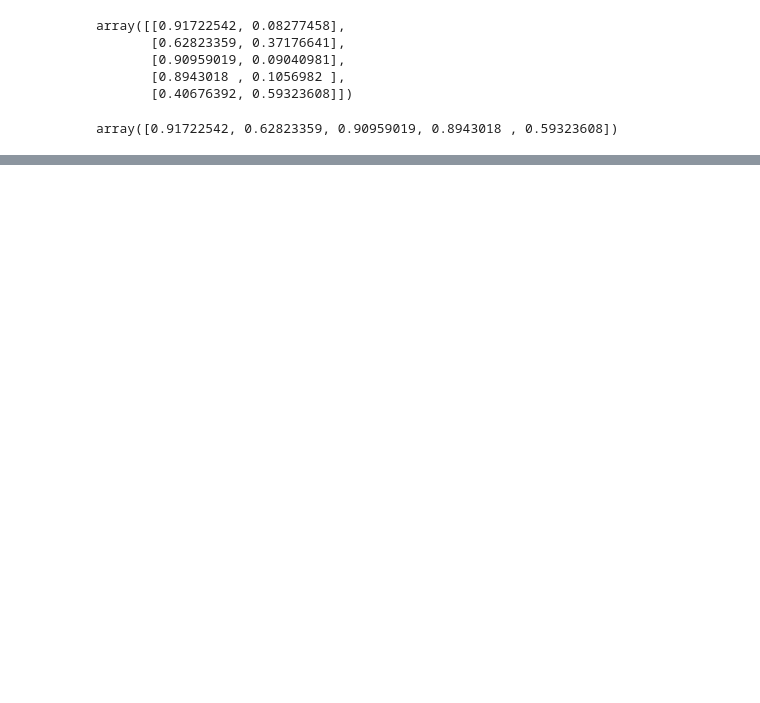
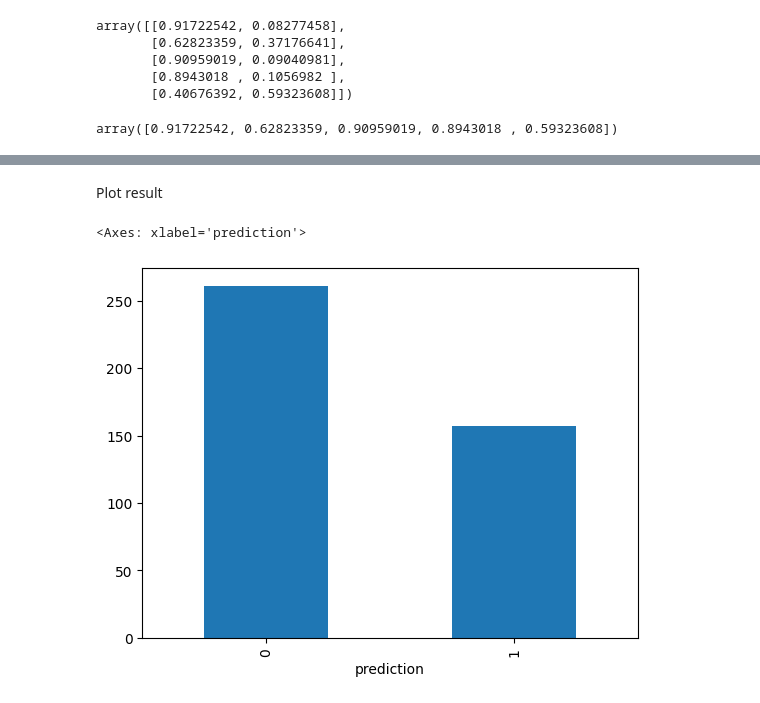
Before and after one commit to RohitKharade9616/Machine-Learning, a Jupyter notebook: featureselection/main.ipynb, the cells around one changed output, grey strips where cells are left out. Drawn from its saved outputs; the diff is of its cells as text; code cells hidden in the pictures; blank space fills up the shorter version.

```diff
--- a/featureselection/main.ipynb
+++ b/featureselection/main.ipynb
@@ -397,3 +397,10 @@ x_new.head()
 | 4 | 896 | 3 | Hirvonen, Mrs. Alexander (Helga E... | female | 22.0 | 1 | 1 | 3101298 | 12.2875 | NaN | ... |
 # %%
 x_new.to_csv("result.csv",index=False)
+# %% [markdown]
+Plot result
+# %%
+x_new["prediction"].value_counts().plot(kind="bar")
+# %% [output]
+<Axes: xlabel='prediction'>
+[figure, added]
```
